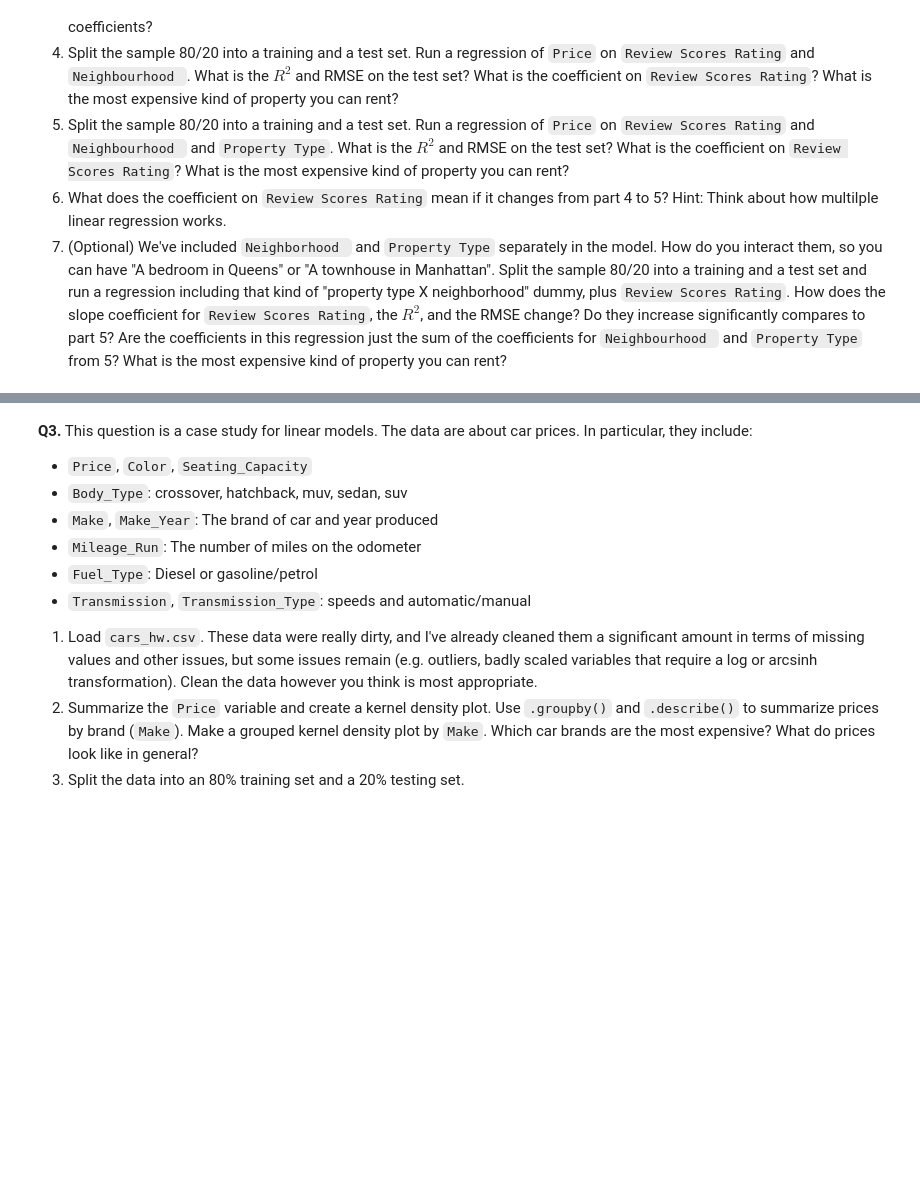
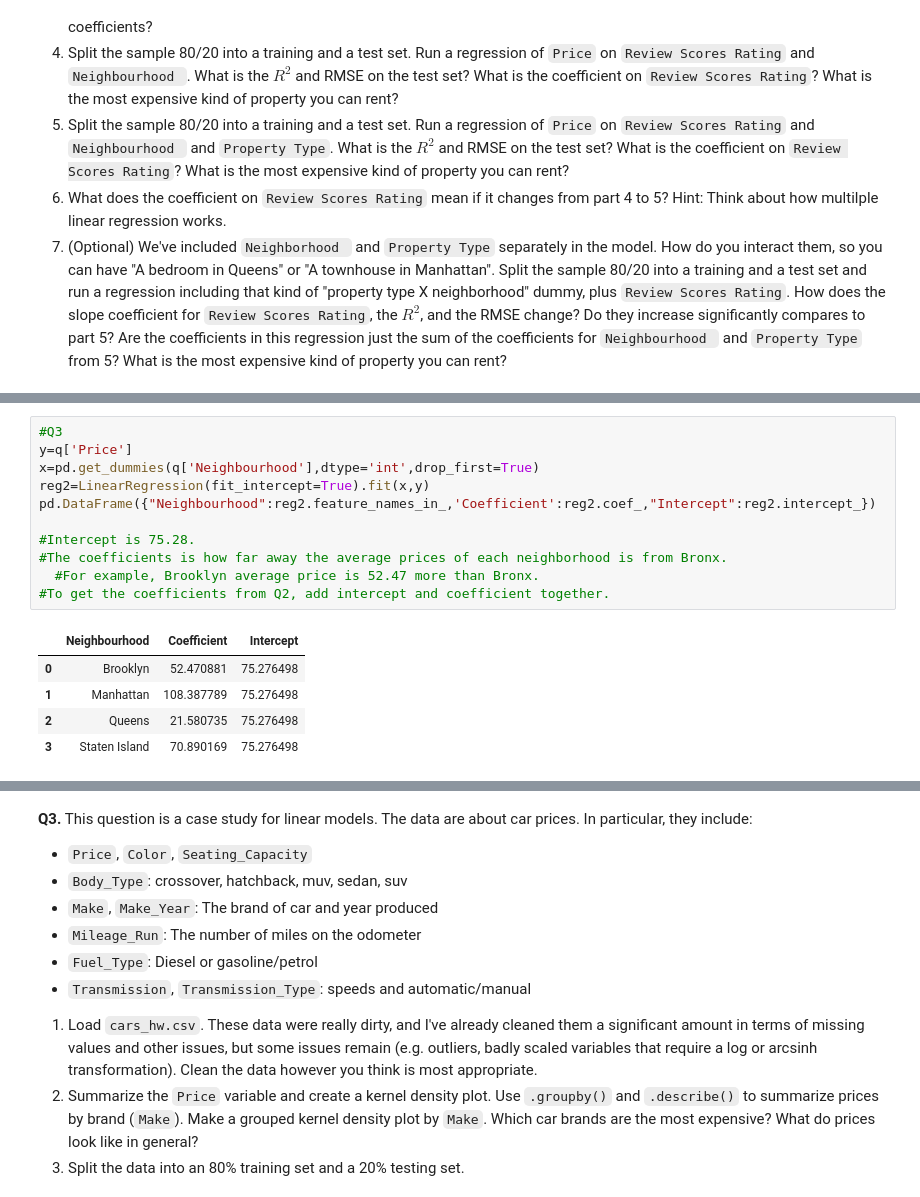
Before and after one commit to jac7az/linearModels, a Jupyter notebook: assignment/assignment.ipynb, the cells around one changed output, grey strips where cells are left out. Saved outputs shown, nothing was run; the diff lists cells and outputs as text; blank space fills up the shorter version.

```diff
--- a/assignment/assignment.ipynb
+++ b/assignment/assignment.ipynb
@@ -80,0 +111,17 @@ plt.show()
+# %%
+#Q3
+y=q['Price']
+x=pd.get_dummies(q['Neighbourhood'],dtype='int',drop_first=True)
+reg2=LinearRegression(fit_intercept=True).fit(x,y)
+pd.DataFrame({"Neighbourhood":reg2.feature_names_in_,'Coefficient':reg2.coef_,"Intercept":reg2.intercept_})
+
+#Intercept is 75.28.
+#The coefficients is how far away the average prices of each neighborhood is from Bronx.
+  #For example, Brooklyn average price is 52.47 more than Bronx.
+#To get the coefficients from Q2, add intercept and coefficient together.
+# %% [output]
+|  | Neighbourhood | Coefficient | Intercept |
+| 0 | Brooklyn | 52.470881 | 75.276498 |
+| 1 | Manhattan | 108.387789 | 75.276498 |
+| 2 | Queens | 21.580735 | 75.276498 |
+| 3 | Staten Island | 70.890169 | 75.276498 |
```
Also changed, not shown: parts of 4 cells of this notebook.
